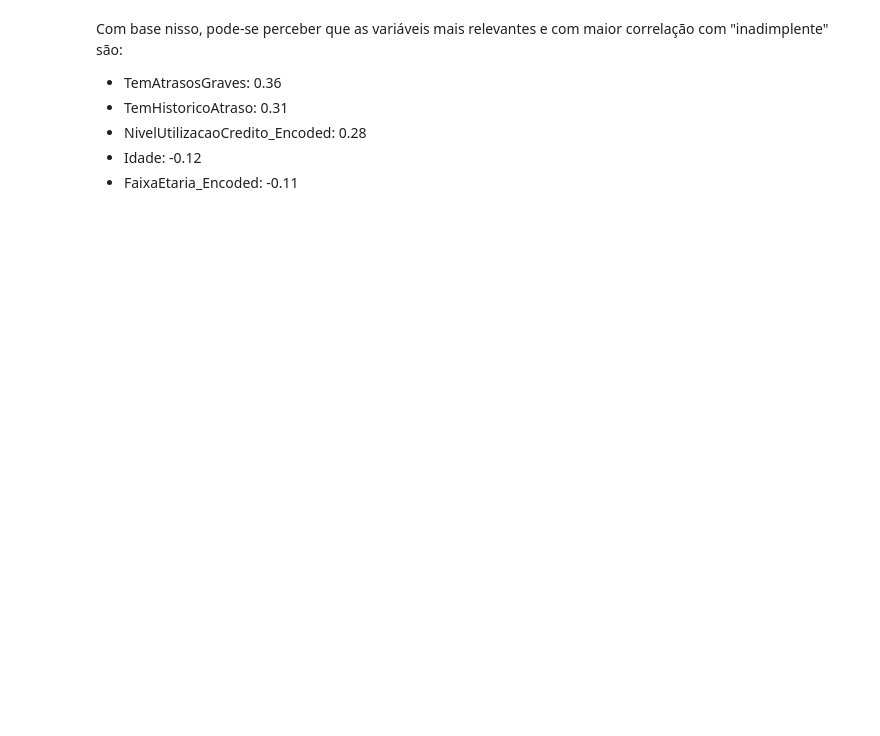
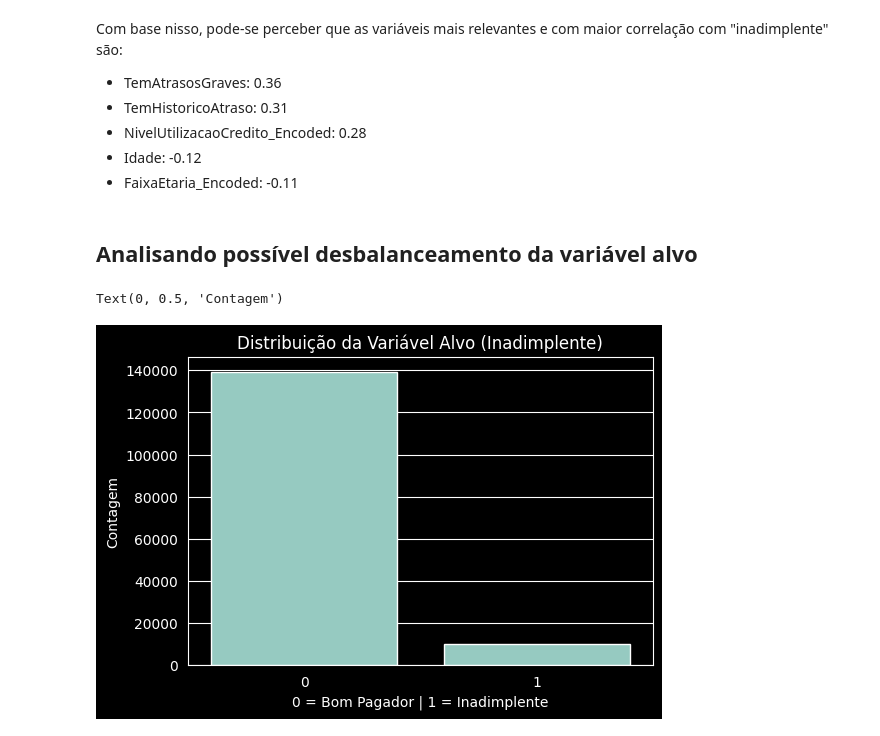
Before and after one commit to henriqueluza/Credit-Analysis-Model, a Jupyter notebook: modelo v2/notebooks/notebook2.ipynb, the cells around one changed output. Cells and saved outputs as stored; diff of their text form; code cells hidden in the pictures; blank space fills up the shorter version.

Commit message:
Analisa o desbalanceamento da variável alvo

```diff
--- a/modelo v2/notebooks/notebook2.ipynb
+++ b/modelo v2/notebooks/notebook2.ipynb
@@ -116,3 +116,14 @@ Com base nisso, pode-se perceber que as variáveis mais relevantes e com maior c
 * NivelUtilizacaoCredito_Encoded: 0.28
 * Idade: -0.12
 * FaixaEtaria_Encoded: -0.11
+# %% [markdown]
+## Analisando possível desbalanceamento da variável alvo
+# %%
+plt.figure(figsize=(6, 4))
+ax = sns.countplot(x='Inadimplente', data=data)
+plt.title('Distribuição da Variável Alvo (Inadimplente)')
+plt.xlabel('0 = Bom Pagador | 1 = Inadimplente')
+plt.ylabel('Contagem')
+# %% [output]
+Text(0, 0.5, 'Contagem')
+[figure, added]
```
Also changed, not shown: parts of 1 cell of this notebook.
